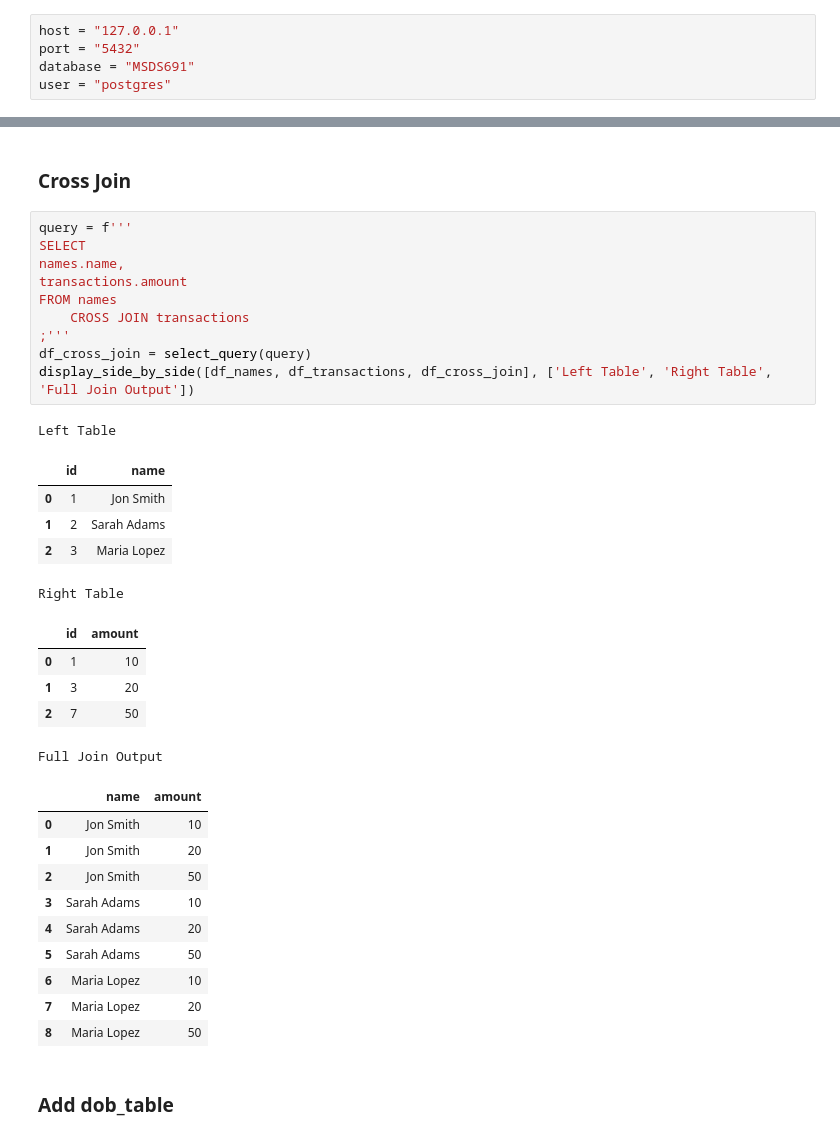
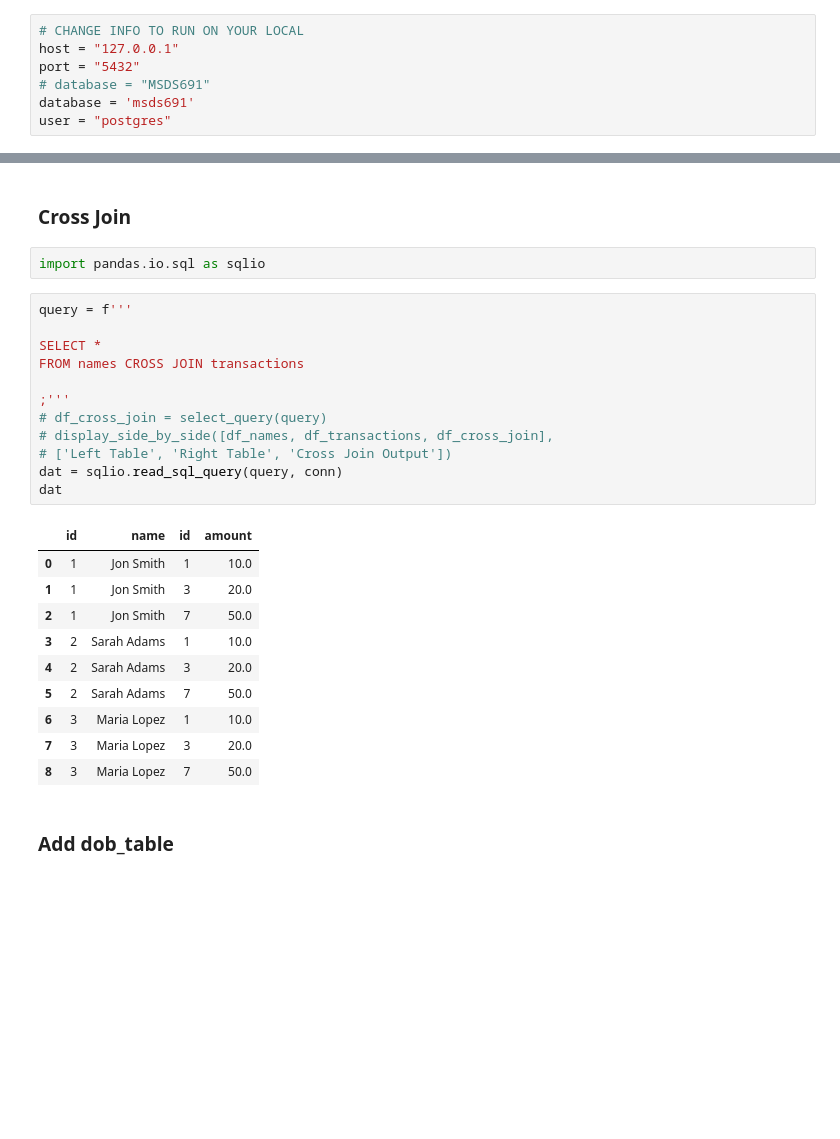
Before and after one commit to mveele/SQL_join_comms, a Jupyter notebook: comms_project.ipynb, the cells around one changed output, grey strips where cells are left out. Drawn from its saved outputs; the diff is of its cells as text; blank space fills up the shorter version.

Commit message:
cross join+syntax readability + pep8 convention

```diff
--- a/comms_project.ipynb
+++ b/comms_project.ipynb
@@ -1,7 +1,9 @@
 # %%
+# CHANGE INFO TO RUN ON YOUR LOCAL
 host = "127.0.0.1"
 port = "5432"
-database = "MSDS691"
+# database = "MSDS691"
+database = 'msds691'
 user = "postgres"
 # %%
 import psycopg2
@@ -232,38 +226,31 @@ Full Join Output
 | 3 | 7 | nan | 50 |
 # %% [markdown]
 ### Cross Join
+# %%
+import pandas.io.sql as sqlio
 # %%
 query = f'''
-SELECT
-names.name,
-transactions.amount
-FROM names
-    CROSS JOIN transactions
+
+SELECT *
+FROM names CROSS JOIN transactions
+
 ;'''
-df_cross_join = select_query(query)
-display_side_by_side([df_names, df_transactions, df_cross_join], ['Left Table', 'Right Table', 'Full Join Output'])
+# df_cross_join = select_query(query)
+# display_side_by_side([df_names, df_transactions, df_cross_join],
+# ['Left Table', 'Right Table', 'Cross Join Output'])
+dat = sqlio.read_sql_query(query, conn)
+dat
 # %% [output]
-Left Table
-|  | id | name |
-| 0 | 1 | Jon Smith |
-| 1 | 2 | Sarah Adams |
-| 2 | 3 | Maria Lopez |
+|  | id | name | id | amount |
+| 0 | 1 | Jon Smith | 1 | 10.0 |
+| 1 | 1 | Jon Smith | 3 | 20.0 |
+| 2 | 1 | Jon Smith | 7 | 50.0 |
+| 3 | 2 | Sarah Adams | 1 | 10.0 |
+| 4 | 2 | Sarah Adams | 3 | 20.0 |
+| 5 | 2 | Sarah Adams | 7 | 50.0 |
+| 6 | 3 | Maria Lopez | 1 | 10.0 |
+| 7 | 3 | Maria Lopez | 3 | 20.0 |
+| 8 | 3 | Maria Lopez | 7 | 50.0 |
-Right Table
-|  | id | amount |
-| 0 | 1 | 10 |
-| 1 | 3 | 20 |
-| 2 | 7 | 50 |
-Full Join Output
-|  | name | amount |
-| 0 | Jon Smith | 10 |
-| 1 | Jon Smith | 20 |
-| 2 | Jon Smith | 50 |
-| 3 | Sarah Adams | 10 |
-| 4 | Sarah Adams | 20 |
-| 5 | Sarah Adams | 50 |
-| 6 | Maria Lopez | 10 |
-| 7 | Maria Lopez | 20 |
-| 8 | Maria Lopez | 50 |
 # %% [markdown]
 ### Add dob_table
 # %%
```
Also changed, not shown: parts of 14 cells of this notebook.
